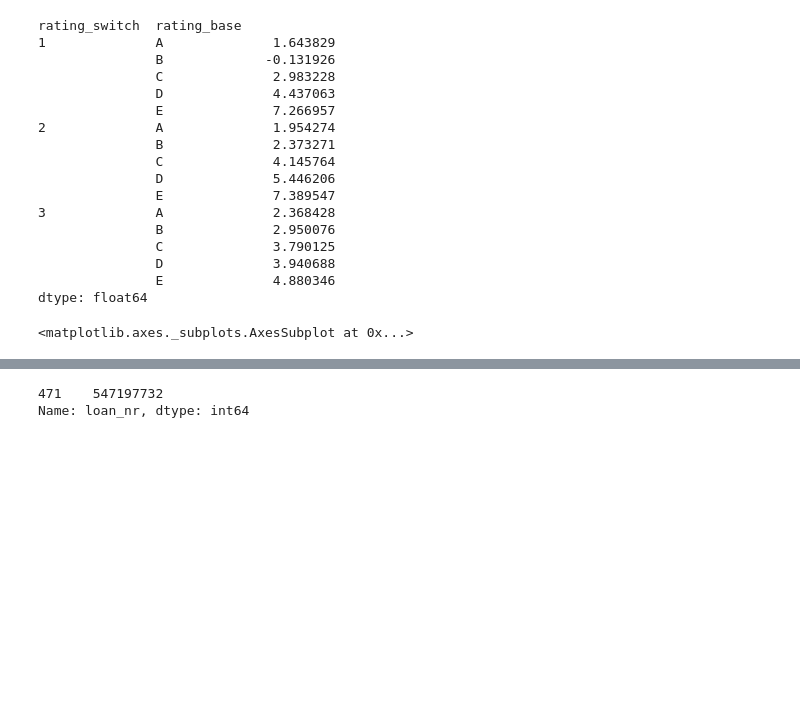
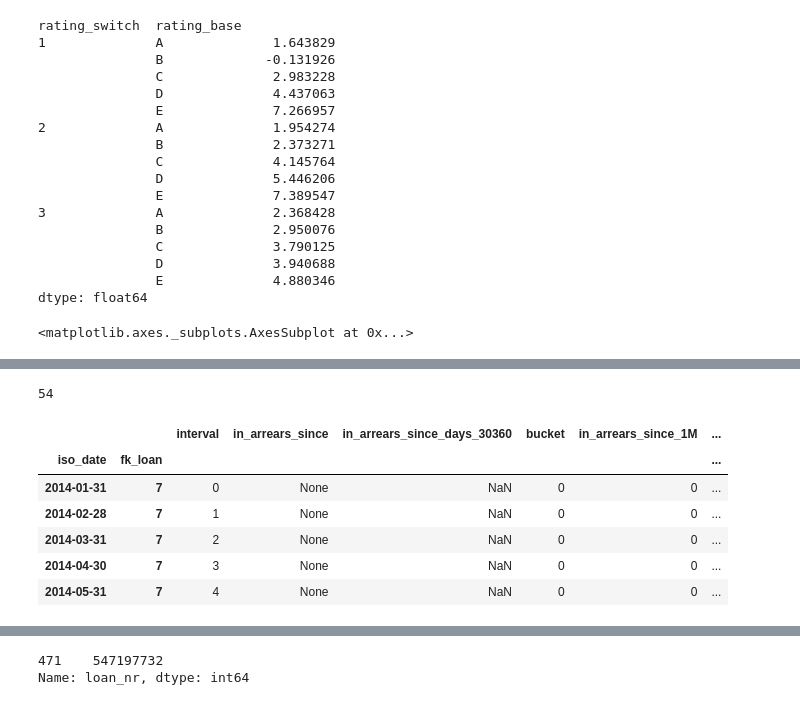
Before and after one commit to seanv507/IPython-Notebooks, a Jupyter notebook: returns01.ipynb, the cells around one changed output, grey strips where cells are left out. Saved outputs shown, nothing was run; the diff lists cells and outputs as text; code cells hidden in the pictures; blank space fills up the shorter version.

```diff
--- a/returns01.ipynb
+++ b/returns01.ipynb
@@ -1657,0 +1763,14 @@ z3=z2.groupby(['bucket','in_arrears_since_1M']).size()
+# %%
+z1.interval.isnull().sum()
+# %% [output]
+54
+# %%
+z1.head()
+# %% [output]
+|  |  | interval | in_arrears_since | in_arrears_since_days_30360 | bucket | in_arrears_since_1M | ... |
+| iso_date | fk_loan |  |  |  |  |  | ... |
+| 2014-01-31 | 7 | 0 | None | NaN | 0 | 0 | ... |
+| 2014-02-28 | 7 | 1 | None | NaN | 0 | 0 | ... |
+| 2014-03-31 | 7 | 2 | None | NaN | 0 | 0 | ... |
+| 2014-04-30 | 7 | 3 | None | NaN | 0 | 0 | ... |
+| 2014-05-31 | 7 | 4 | None | NaN | 0 | 0 | ... |
```
Also changed, not shown: parts of 20 cells of this notebook, 1 other file.
